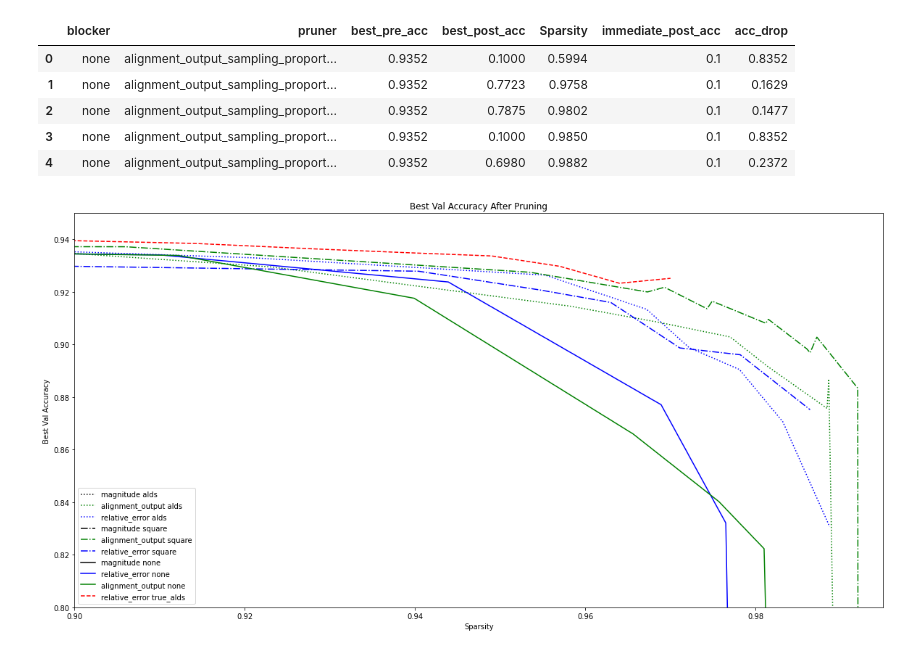
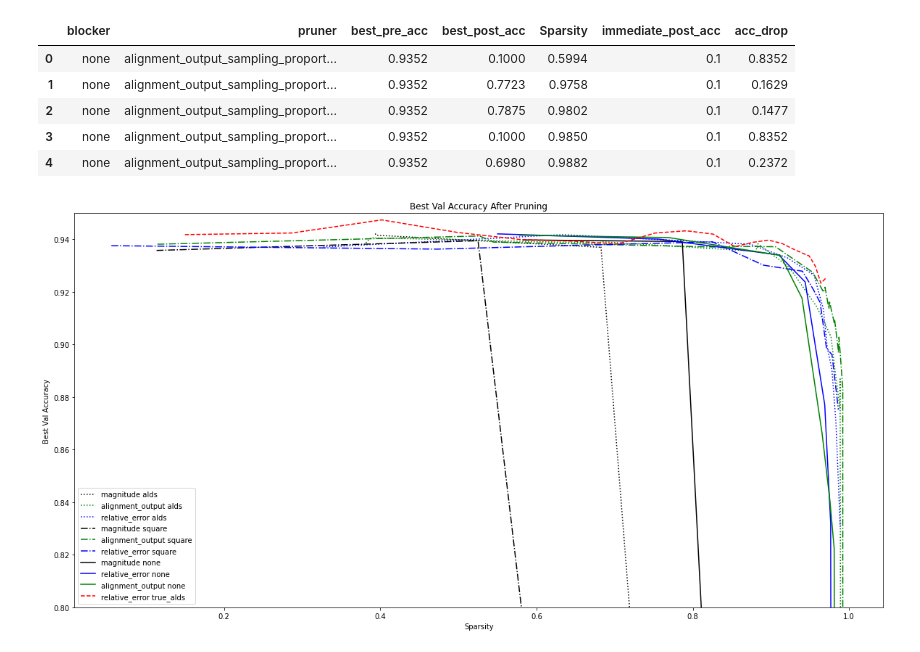
Before and after one commit to yliu1021/torch_subspace, a Jupyter notebook: analysis/vgg16_cifar10.ipynb, the cells around one changed output. Saved outputs shown, nothing was run; the diff lists cells and outputs as text; code cells hidden in the pictures.

```diff
--- a/analysis/vgg16_cifar10.ipynb
+++ b/analysis/vgg16_cifar10.ipynb
@@ -56,32 +56,32 @@ blocker_styles = {
     "alds": ":",
     "true_alds": "--",
     "square": "-.",
 }
 pruner_colors = {
     "magnitude": "black",
     "relative_error": "blue",
     "alignment_output": "green",
     "alignment_output_sampling": "red",
     "alignment_output_sampling_proportional": "black"
 }
 for blocker in data["blocker"].unique():
     b = data[data["blocker"] == blocker]
     for pruner in b["pruner"].unique():
         p = b[b["pruner"] == pruner].sort_values(by="Sparsity")
         color = "red" if blocker == "true_alds" else pruner_colors[pruner]
         plt.plot(
             p["Sparsity"],
             p["best_post_acc"],
             label=f"{pruner} {blocker}",
             linestyle=blocker_styles[blocker],
             color=color
         )
 plt.legend()
 plt.xlabel("Sparsity")
 plt.ylabel("Best Val Accuracy")
 plt.ylim(0.8, 0.95)
-plt.xlim(0.9, 0.995)
+# plt.xlim(0.9, 0.995)
 plt.title("Best Val Accuracy After Pruning")
 plt.show()
 # %% [output]
-[figure, old version]
+[figure, new version]
```
